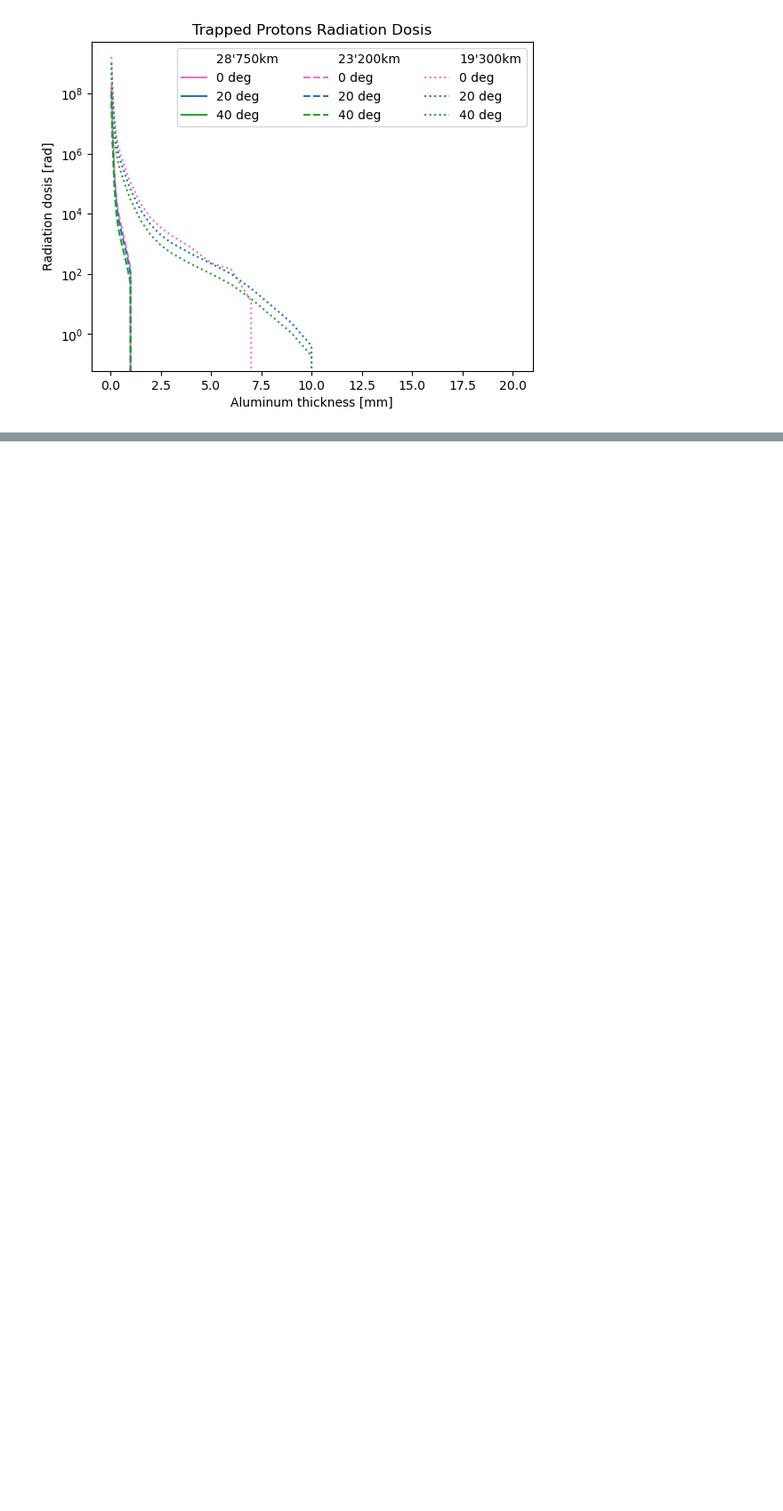
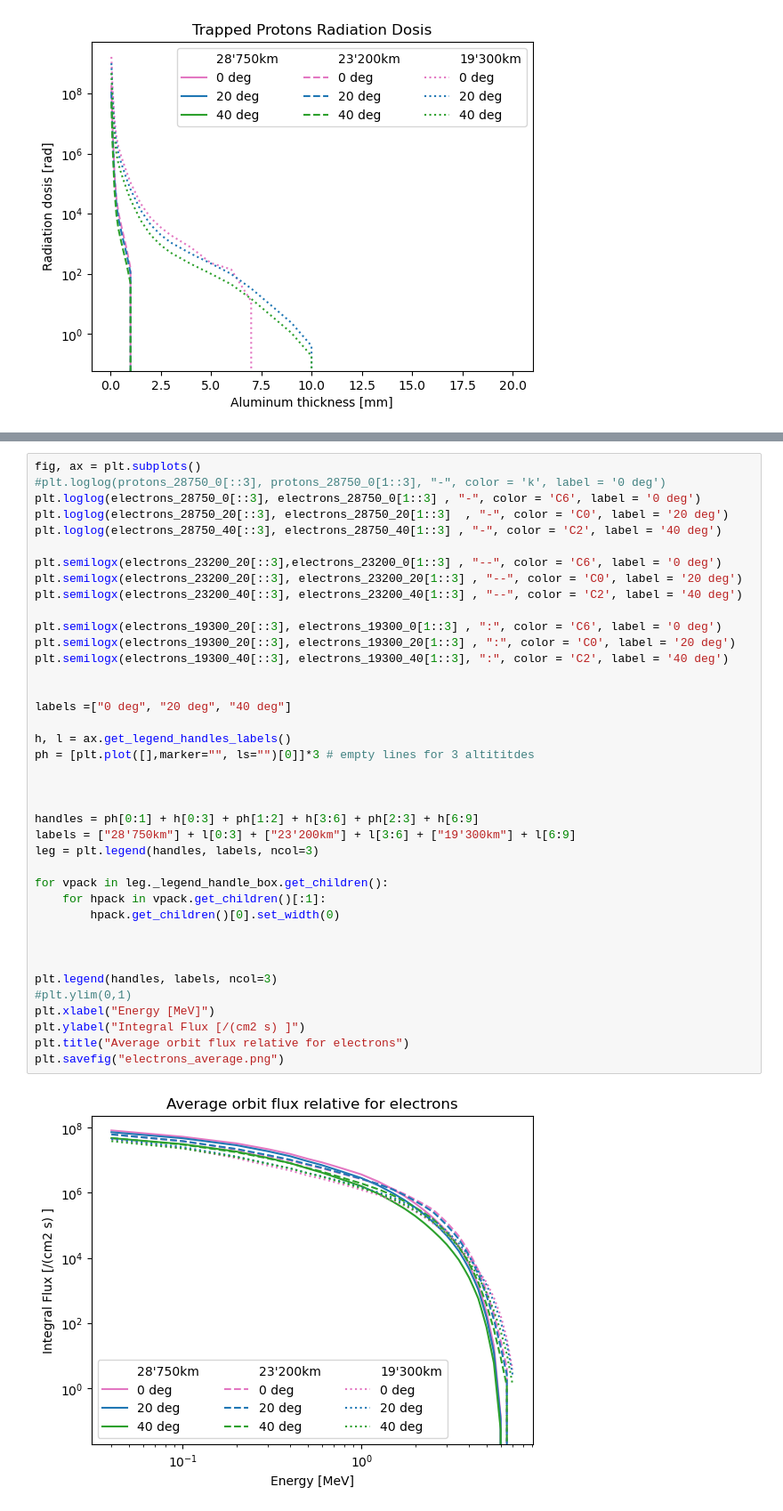
Before and after one commit to bcrazzolara/NuAncestor, a Jupyter notebook: Radiation/ionizing_dose.ipynb, the cells around one changed output, grey strips where cells are left out. Shown at 89% size. Drawn from its saved outputs; the diff is of its cells as text; blank space fills up the shorter version.

```diff
--- a/Radiation/ionizing_dose.ipynb
+++ b/Radiation/ionizing_dose.ipynb
@@ -400,2 +216,43 @@ plt.savefig("protons_ionising_dose.png")
+# %%
+fig, ax = plt.subplots()
+#plt.loglog(protons_28750_0[::3], protons_28750_0[1::3], "-", color = 'k', label = '0 deg')
+plt.loglog(electrons_28750_0[::3], electrons_28750_0[1::3] , "-", color = 'C6', label = '0 deg')
+plt.loglog(electrons_28750_20[::3], electrons_28750_20[1::3]  , "-", color = 'C0', label = '20 deg')
+plt.loglog(electrons_28750_40[::3], electrons_28750_40[1::3] , "-", color = 'C2', label = '40 deg')
+
+plt.semilogx(electrons_23200_20[::3],electrons_23200_0[1::3] , "--", color = 'C6', label = '0 deg')
+plt.semilogx(electrons_23200_20[::3], electrons_23200_20[1::3] , "--", color = 'C0', label = '20 deg')
+plt.semilogx(electrons_23200_40[::3], electrons_23200_40[1::3] , "--", color = 'C2', label = '40 deg')
+
+plt.semilogx(electrons_19300_20[::3], electrons_19300_0[1::3] , ":", color = 'C6', label = '0 deg')
+plt.semilogx(electrons_19300_20[::3], electrons_19300_20[1::3] , ":", color = 'C0', label = '20 deg')
+plt.semilogx(electrons_19300_40[::3], electrons_19300_40[1::3], ":", color = 'C2', label = '40 deg')
+
+
+labels =["0 deg", "20 deg", "40 deg"]
+
+h, l = ax.get_legend_handles_labels()
+ph = [plt.plot([],marker="", ls="")[0]]*3 # empty lines for 3 altititdes
+
+
+
+handles = ph[0:1] + h[0:3] + ph[1:2] + h[3:6] + ph[2:3] + h[6:9]
+labels = ["28'750km"] + l[0:3] + ["23'200km"] + l[3:6] + ["19'300km"] + l[6:9]
+leg = plt.legend(handles, labels, ncol=3)
+
+for vpack in leg._legend_handle_box.get_children():
+    for hpack in vpack.get_children()[:1]:
+        hpack.get_children()[0].set_width(0)
+
+
+
+plt.legend(handles, labels, ncol=3)
+#plt.ylim(0,1)
+plt.xlabel("Energy [MeV]")
+plt.ylabel("Integral Flux [/(cm2 s) ]")
+plt.title("Average orbit flux relative for electrons")
+plt.savefig("electrons_average.png")
+# %% [output]
+[figure, added]
 # %%
 fig, ax = plt.subplots()
```
Also changed, not shown: parts of 16 cells of this notebook, 9 other files.
